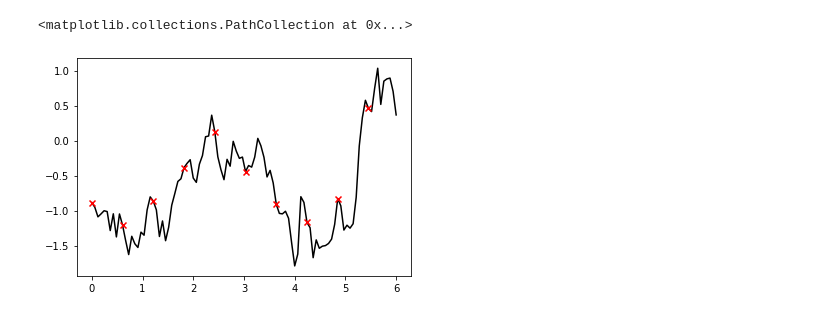
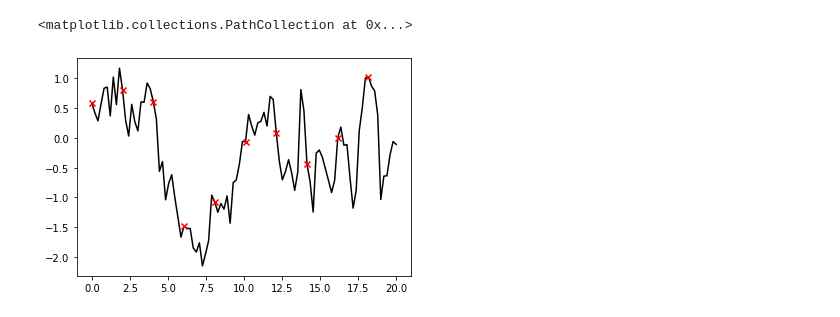
Before and after one commit to stratisMarkou/random-walks, a Jupyter notebook: content/misc/sde-as-gp/sde-as-gp.ipynb, the cells around one changed output. Drawn from its saved outputs; the diff is of its cells as text; code cells hidden in the pictures.

```diff
--- a/content/misc/sde-as-gp/sde-as-gp.ipynb
+++ b/content/misc/sde-as-gp/sde-as-gp.ipynb
@@ -1,33 +1,34 @@
 # %%
 import numpy as np
 from matplotlib import pyplot as plt
 
 def ou_cov(sigma, gamma, t, t_):
 
     coeff = 0.5 * sigma ** 2 / gamma
     exp = np.exp(- gamma * np.abs(t[..., :, None] - t_[..., None, :]))
 
     return coeff * exp
 
 
 t0 = 0.
-t1 = 6.
+t1 = 20.
 
 sigma = 1.
 gamma = 1.
 
 num_pts = 100
+idx = num_pts // 10
 
 np.random.seed(0)
 
 t = np.linspace(t0, t1, num_pts)
 x_mean = np.zeros((num_pts,))
 x_cov = ou_cov(sigma=sigma, gamma=gamma, t=t, t_=t)
 
 x = np.random.multivariate_normal(mean=x_mean, cov=x_cov)
 
 plt.plot(t, x, color='k', zorder=1)
-plt.scatter(t[::10], x[::10], marker='x', color='red', zorder=2)
+plt.scatter(t[::idx], x[::idx], marker='x', color='red', zorder=2)
 # %% [output]
 <matplotlib.collections.PathCollection at 0x...>
-[figure, old version]
+[figure, new version]
```
Also changed, not shown: parts of 4 cells of this notebook.
